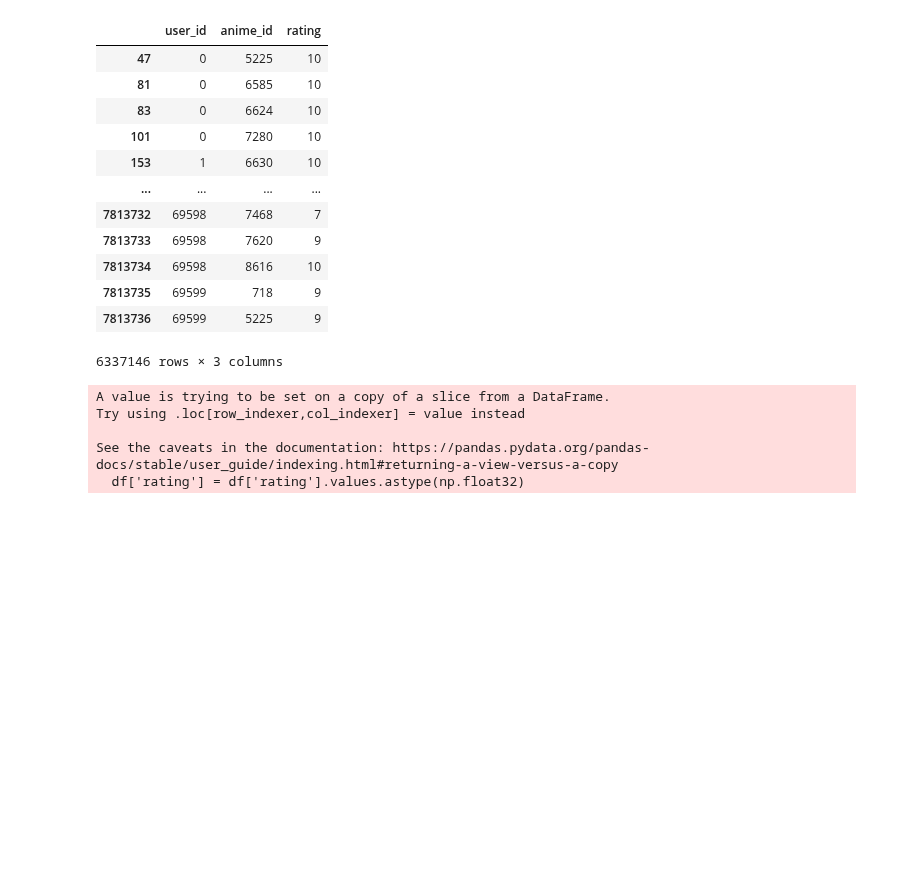
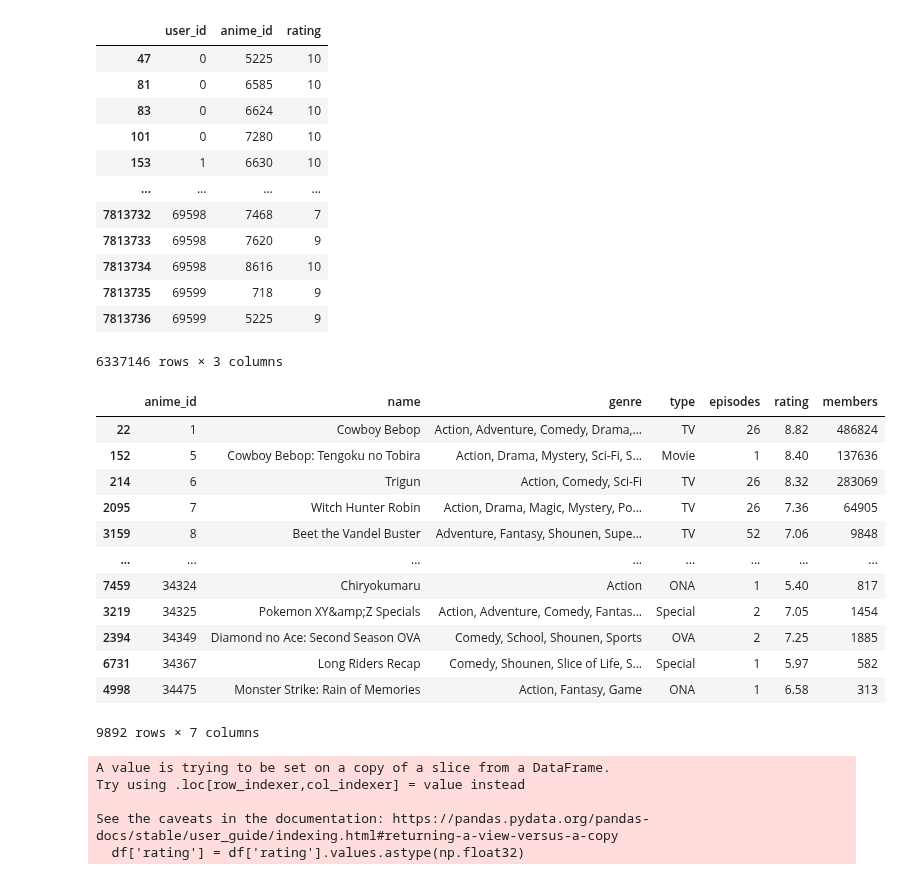
Before and after one commit to arachanx21/animeRec, a Jupyter notebook: animerec.ipynb, the cells around one changed output. Cells and saved outputs as stored; diff of their text form; code cells hidden in the pictures; blank space fills up the shorter version.

```diff
--- a/animerec.ipynb
+++ b/animerec.ipynb
@@ -557,7 +554,7 @@ df
 UserId and animeId perlu disandikan (encode) agar mudah terbaca oleh model
 # %%
 userId = df.user_id.unique().tolist()
-animeId = df.anime_id.tolist()
+animeId = df.anime_id.unique().tolist()
 
 #encoding userId
 userIdEncoded = {x:i for i,x in enumerate(userId)}
@@ -606,6 +603,23 @@ See the caveats in the documentation: https://pandas.pydata.org/pandas-docs/stab
 | 7813735 | 69599 | 718 | 9 |
 | 7813736 | 69599 | 5225 | 9 |
 6337146 rows × 3 columns
+# %%
+anime_df = anime[anime.anime_id.isin(df.anime_id)]
+anime_df
+# %% [output]
+|  | anime_id | name | genre | type | episodes | rating | members |
+| 22 | 1 | Cowboy Bebop | Action, Adventure, Comedy, Drama,... | TV | 26 | 8.82 | 486824 |
+| 152 | 5 | Cowboy Bebop: Tengoku no Tobira | Action, Drama, Mystery, Sci-Fi, S... | Movie | 1 | 8.40 | 137636 |
+| 214 | 6 | Trigun | Action, Comedy, Sci-Fi | TV | 26 | 8.32 | 283069 |
+| 2095 | 7 | Witch Hunter Robin | Action, Drama, Magic, Mystery, Po... | TV | 26 | 7.36 | 64905 |
+| 3159 | 8 | Beet the Vandel Buster | Adventure, Fantasy, Shounen, Supe... | TV | 52 | 7.06 | 9848 |
+| ... | ... | ... | ... | ... | ... | ... | ... |
+| 7459 | 34324 | Chiryokumaru | Action | ONA | 1 | 5.40 | 817 |
+| 3219 | 34325 | Pokemon XY&amp;Z Specials | Action, Adventure, Comedy, Fantas... | Special | 2 | 7.05 | 1454 |
+| 2394 | 34349 | Diamond no Ace: Second Season OVA | Comedy, School, Shounen, Sports | OVA | 2 | 7.25 | 1885 |
+| 6731 | 34367 | Long Riders Recap | Comedy, Shounen, Slice of Life, S... | Special | 1 | 5.97 | 582 |
+| 4998 | 34475 | Monster Strike: Rain of Memories | Action, Fantasy, Game | ONA | 1 | 6.58 | 313 |
+9892 rows × 7 columns
 # %%
 # Mendapatkan jumlah user
 num_users = len(userIdEncoded)
```
Also changed, not shown: parts of 1 cell of this notebook.
